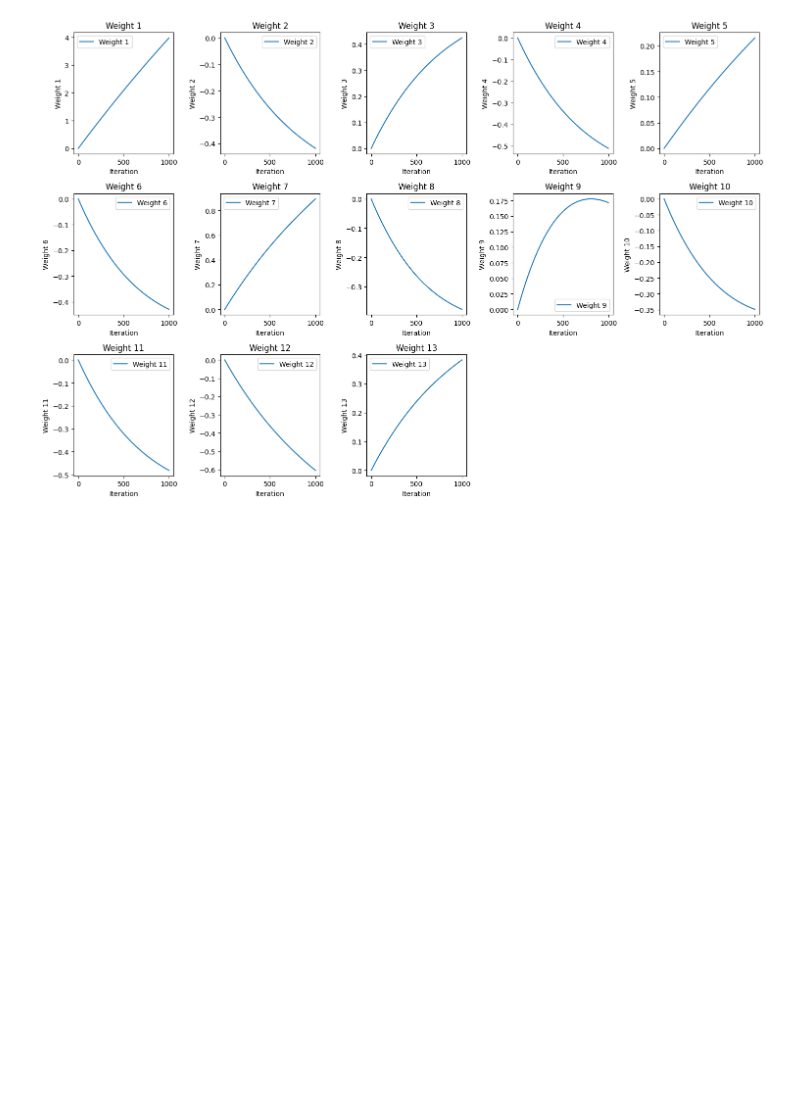
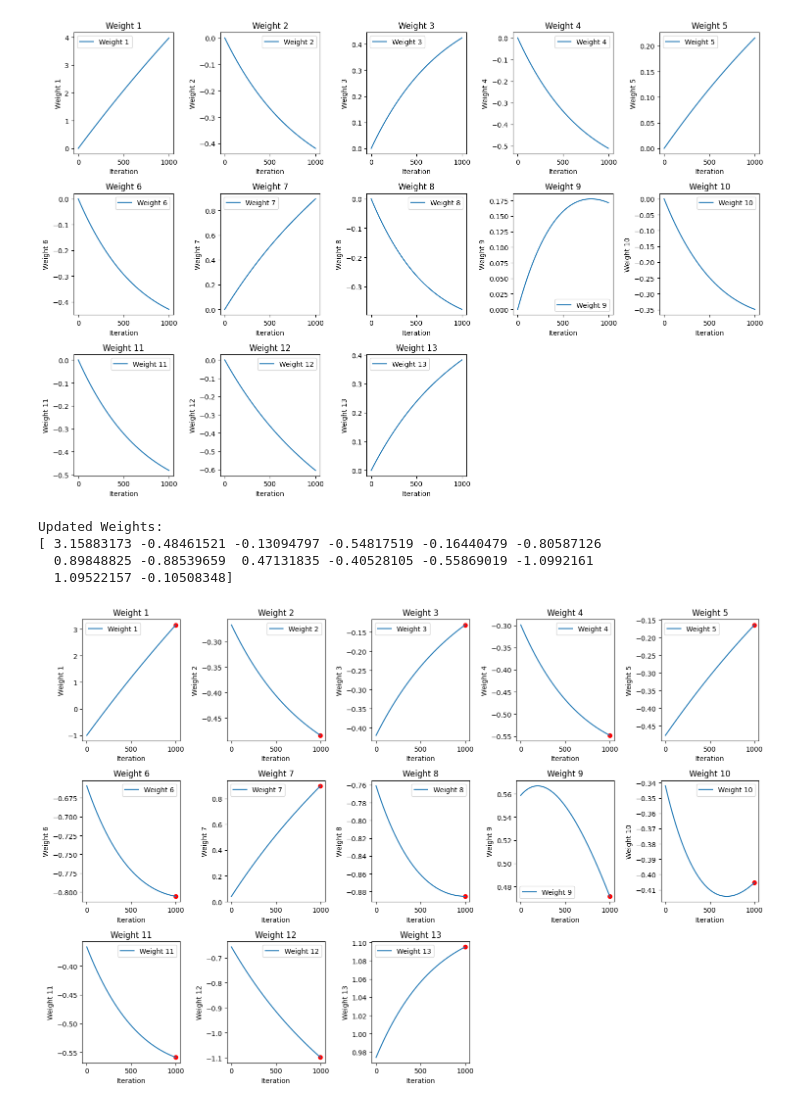
Before and after one commit to SergeyHSE/Gradient.github.io, a Jupyter notebook: GradientLR/GradientLR.ipynb, the cells around one changed output. Cells and saved outputs as stored; diff of their text form; code cells hidden in the pictures; blank space fills up the shorter version.

```diff
--- a/GradientLR/GradientLR.ipynb
+++ b/GradientLR/GradientLR.ipynb
@@ -421,7 +421,7 @@ class LinearRegression(BaseEstimator):
 
         return gradient
 # %%
-n_features = len(list(X.columns))
-w_true = np.random.normal(0, 0.1, size=(n_features))
+n_features = X_train.shape[1]
+w_true = np.random.normal(0, 0.1, size=(n_features + 1))
 w_true.shape
 # %% [output]
@@ -429,2 +429,3 @@ w_true.shape
 # %%
-w_0 = np.random.uniform(-2, 2, (n_features))
+w_0 = np.random.uniform(-1, 1, (n_features + 1))
+w_0.shape
@@ -497,3 +500,20 @@ Updated Weights:
 plot_gd_multi_features(X_train, y_train, np.array(model.w_history))
 # %% [output]
 [figure]
+# %%
+# Try do the same action for w[-1, 1]
+
+model = LinearRegression(epsilon=1e-4, max_steps=1000, alpha=1e-4, w0=w_0)
+model.fit(X_train, y_train)
+
+print("Updated Weights:")
+print(model.w)
+# %% [output]
+Updated Weights:
+[ 3.15883173 -0.48461521 -0.13094797 -0.54817519 -0.16440479 -0.80587126
+  0.89848825 -0.88539659  0.47131835 -0.40528105 -0.55869019 -1.0992161
+  1.09522157 -0.10508348]
+# %%
+plot_gd_multi_features(X_train, y_train, np.array(model.w_history))
+# %% [output]
+[figure, added]
```
Also changed, not shown: parts of 2 cells of this notebook.
